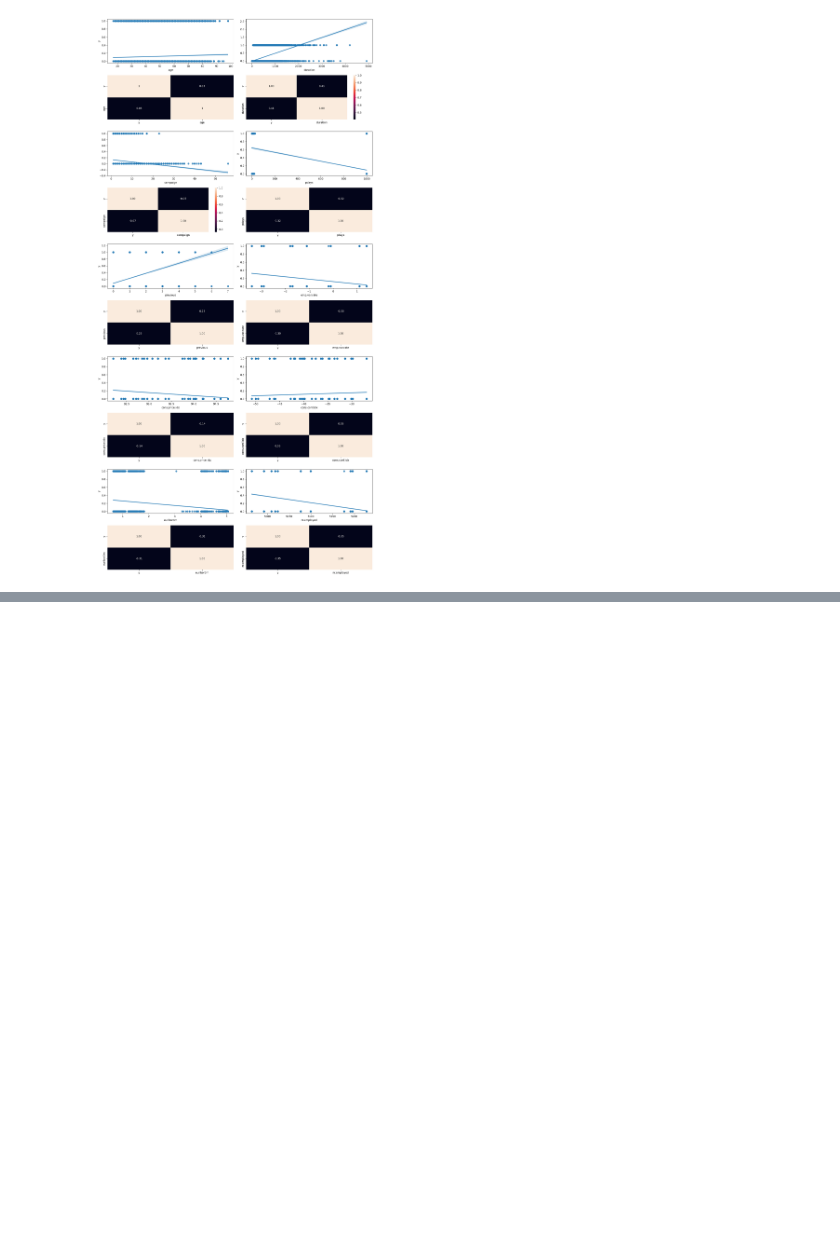
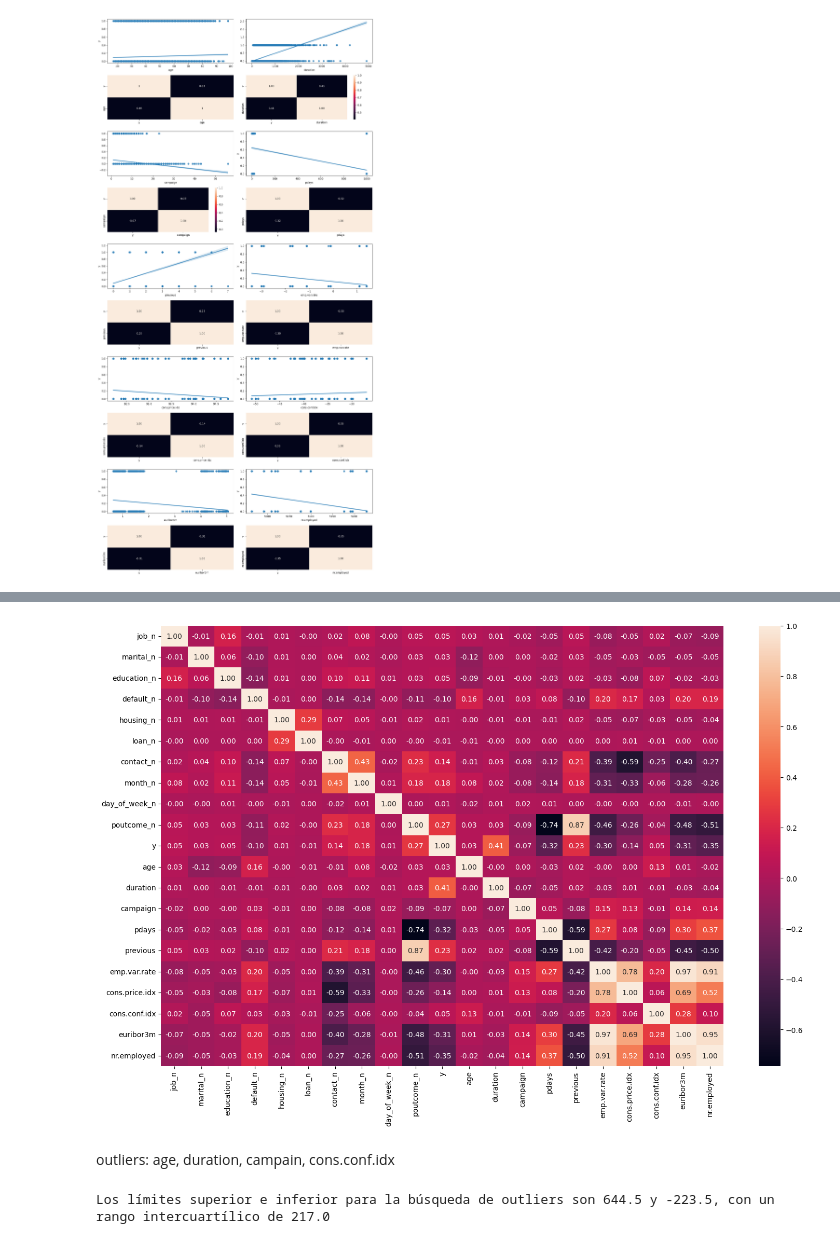
Before and after one commit to 4GeeksAcademy/Finarosalina_machine-learning-python-template, a Jupyter notebook: src/explore.ipynb, the cells around one changed output, grey strips where cells are left out. Cells and saved outputs as stored; diff of their text form; code cells hidden in the pictures; blank space fills up the shorter version.

```diff
--- a/src/explore.ipynb
+++ b/src/explore.ipynb
@@ -304,0 +360,11 @@ plt.show()
+# %%
+fig, axis = plt.subplots(figsize = (15, 10))
+
+sns.heatmap(df[['job_n', 'marital_n', 'education_n', 'default_n', 'housing_n',
+                'loan_n', 'contact_n', 'month_n', 'day_of_week_n', 'poutcome_n', 'y', 'age', 'duration', 'campaign', 'pdays', 'previous', 'emp.var.rate', 'cons.price.idx', 'cons.conf.idx', 'euribor3m', 'nr.employed']].corr(), annot = True, fmt = ".2f")
+
+plt.tight_layout()
+
+plt.show()
+# %% [output]
+[figure, added]
@@ -304,0 +379,15 @@ plt.show()
+# %% [markdown]
+outliers: age, duration, campain, cons.conf.idx
+# %%
+# Calcular el primer cuartil (Q1) y el tercer cuartil (Q3)
+Q1 = df_reducido['duration'].quantile(0.25)
+Q3 = df_reducido['duration'].quantile(0.75)
+IQR = Q3 - Q1
+
+# Definir los límites inferior y superior
+lower_limit = Q1 - 1.5 * IQR
+upper_limit = Q3 + 1.5 * IQR
+
+print(f"Los límites superior e inferior para la búsqueda de outliers son {round(upper_limit, 2)} y {round(lower_limit, 2)}, con un rango intercuartílico de {round(IQR, 2)}")
+# %% [output]
+Los límites superior e inferior para la búsqueda de outliers son 644.5 y -223.5, con un rango intercuartílico de 217.0
```
Also changed, not shown: parts of 30 cells of this notebook, 1 other file.
